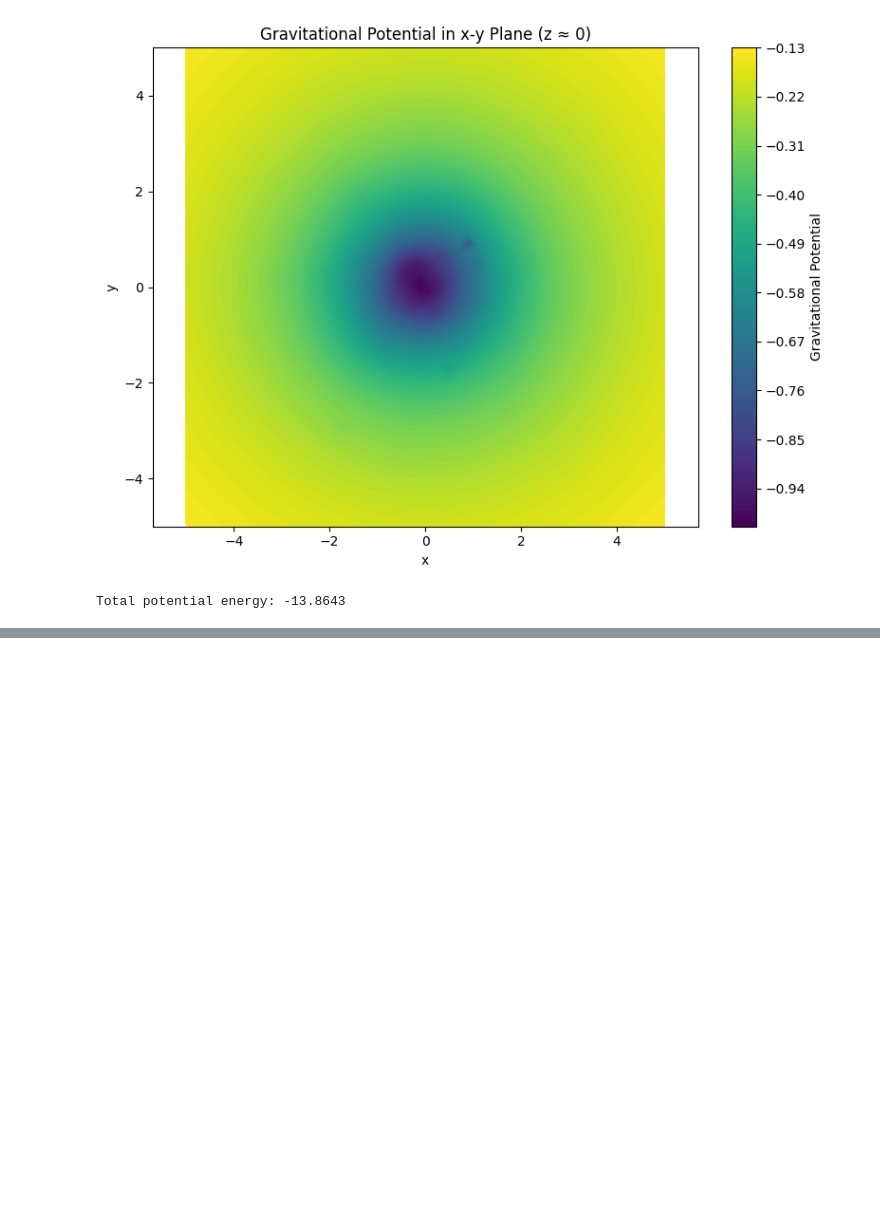
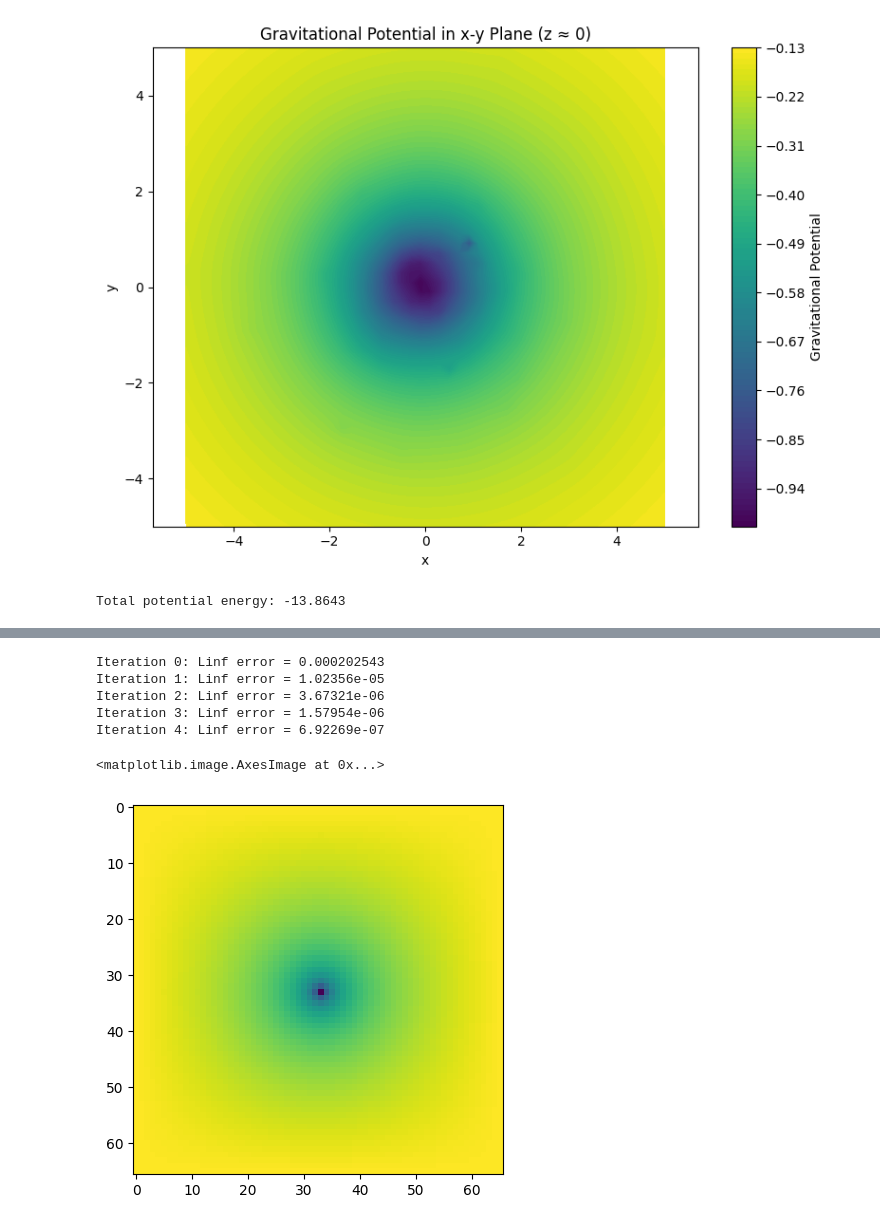
Before and after one commit to ShannonS00/Computational-Astrophysics, a Jupyter notebook: Worksheet_7/WS_7.ipynb, the cells around one changed output, grey strips where cells are left out. Drawn from its saved outputs; the diff is of its cells as text; code cells hidden in the pictures; blank space fills up the shorter version.

```diff
--- a/Worksheet_7/WS_7.ipynb
+++ b/Worksheet_7/WS_7.ipynb
@@ -227,0 +489,20 @@ Total potential energy: -13.8643
+# %%
+# Example usage: single point source in the center
+N = 64
+h = 1.0 / (N + 1)
+rho = np.zeros((N,N))
+rho[N//2,N//2] = 1.0
+
+phimg = solve_poisson_2d_multigrid( rho, h, tol=1e-6, verbose=True)
+
+fig, ax = plt.subplots()
+
+ax.imshow(phimg)
+# %% [output]
+Iteration 0: Linf error = 0.000202543
+Iteration 1: Linf error = 1.02356e-05
+Iteration 2: Linf error = 3.67321e-06
+Iteration 3: Linf error = 1.57954e-06
+Iteration 4: Linf error = 6.92269e-07
+<matplotlib.image.AxesImage at 0x...>
+[figure, added]
```
Also changed, not shown: parts of 12 cells of this notebook.
